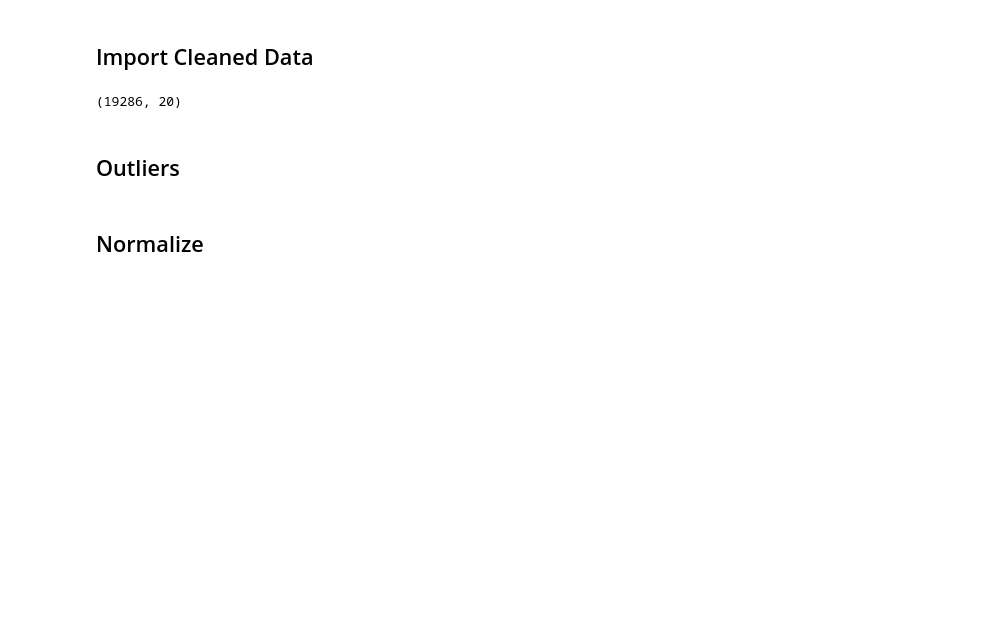
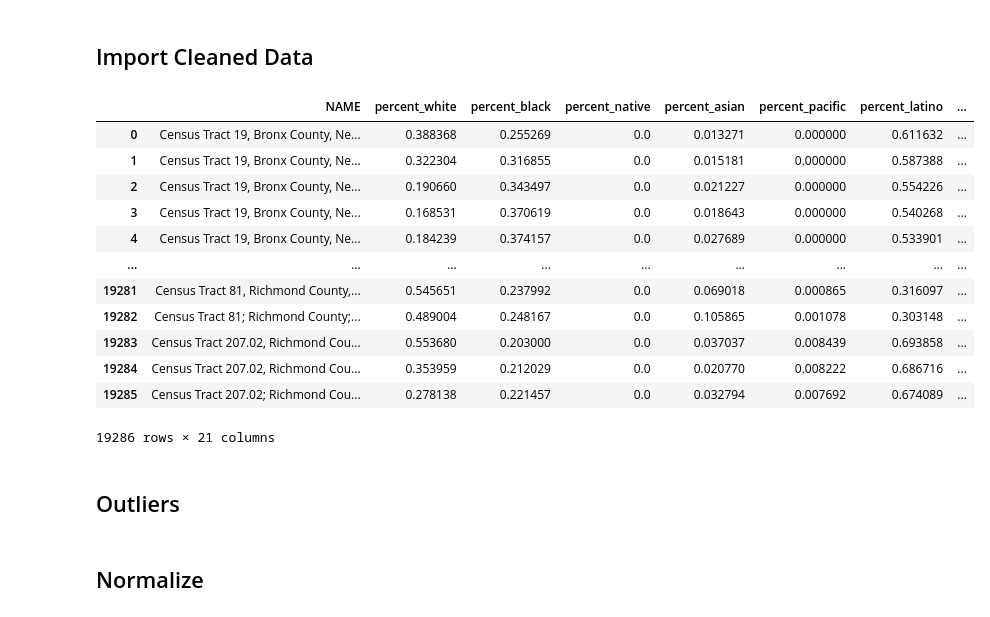
Before and after one commit to khyateed/forecasting-gentrification-nyc, a Jupyter notebook: postprocessing.ipynb, the cells around one changed output. Drawn from its saved outputs; the diff is of its cells as text; code cells hidden in the pictures; blank space fills up the shorter version.

```diff
--- a/postprocessing.ipynb
+++ b/postprocessing.ipynb
@@ -32,15 +33,3 @@ df_fuzzy.drop(['fuzzy_tract','Year'], axis=1, inplace=True)
 df_w_bike = df[~df.Proportion_citibike_rides.isna()]
 df = pd.concat([df_fuzzy, df_w_bike]).drop_duplicates(['full_tract','year'])
 df['Proportion_citibike_rides'] = df['Proportion_citibike_rides'].fillna(0)
-
-
-
-## Add Tree Census
-
-tree = pd.read_parquet("Data/Cleaned/tree_census.parquet")
-tree['year'] = tree['year'].astype(str)
-df = df.merge(tree, on=['full_tract', 'year'], how='left')
-df['num_trees'] = df['num_trees'].fillna(0)  #### TODO: fill tree nans with the average of that area
-df.shape
-# %% [output]
-(19286, 20)
@@ -47,3 +43,24 @@ df.shape
+# %%
+## Zillow Data
+
+zillow = pd.read_parquet("Data/Cleaned/zillow_clean.parquet")
+df = df.merge(zillow, on=['full_tract','year'], how='left')
+df.fillna(2000, inplace=True)  ###### TODO fillna with region/zipcode average
+df
+# %% [output]
+|  | NAME | percent_white | percent_black | percent_native | percent_asian | percent_pacific | percent_latino | ... |
+| 0 | Census Tract 19, Bronx County, Ne... | 0.388368 | 0.255269 | 0.0 | 0.013271 | 0.000000 | 0.611632 | ... |
+| 1 | Census Tract 19, Bronx County, Ne... | 0.322304 | 0.316855 | 0.0 | 0.015181 | 0.000000 | 0.587388 | ... |
+| 2 | Census Tract 19, Bronx County, Ne... | 0.190660 | 0.343497 | 0.0 | 0.021227 | 0.000000 | 0.554226 | ... |
+| 3 | Census Tract 19, Bronx County, Ne... | 0.168531 | 0.370619 | 0.0 | 0.018643 | 0.000000 | 0.540268 | ... |
+| 4 | Census Tract 19, Bronx County, Ne... | 0.184239 | 0.374157 | 0.0 | 0.027689 | 0.000000 | 0.533901 | ... |
+| ... | ... | ... | ... | ... | ... | ... | ... | ... |
+| 19281 | Census Tract 81, Richmond County,... | 0.545651 | 0.237992 | 0.0 | 0.069018 | 0.000865 | 0.316097 | ... |
+| 19282 | Census Tract 81; Richmond County;... | 0.489004 | 0.248167 | 0.0 | 0.105865 | 0.001078 | 0.303148 | ... |
+| 19283 | Census Tract 207.02, Richmond Cou... | 0.553680 | 0.203000 | 0.0 | 0.037037 | 0.008439 | 0.693858 | ... |
+| 19284 | Census Tract 207.02, Richmond Cou... | 0.353959 | 0.212029 | 0.0 | 0.020770 | 0.008222 | 0.686716 | ... |
+| 19285 | Census Tract 207.02; Richmond Cou... | 0.278138 | 0.221457 | 0.0 | 0.032794 | 0.007692 | 0.674089 | ... |
+19286 rows × 21 columns
 # %% [markdown]
 ## Outliers
 # %%
```
Also changed, not shown: parts of 7 cells of this notebook, 1 other file.
